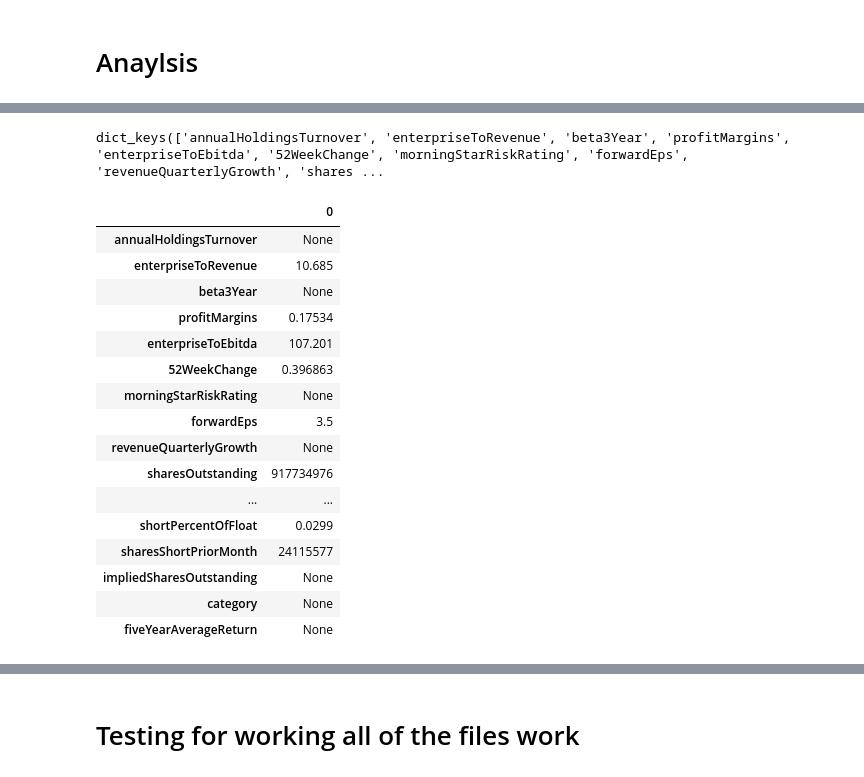
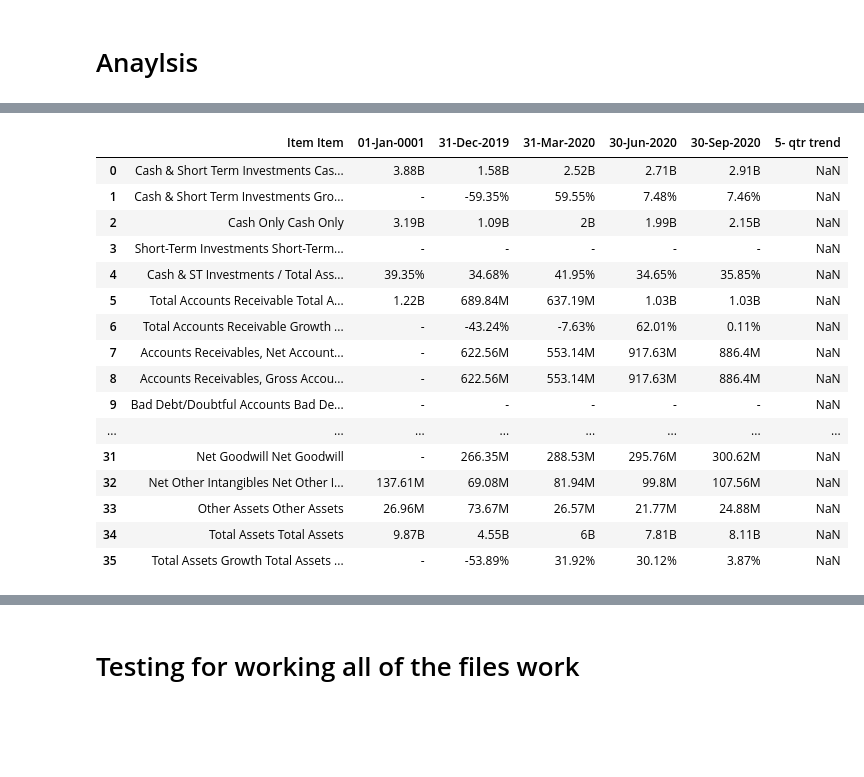
Before and after one commit to AntimatterFx/Investing, a Jupyter notebook: DCF.ipynb, the cells around one changed output, grey strips where cells are left out. Drawn from its saved outputs; the diff is of its cells as text; code cells hidden in the pictures; blank space fills up the shorter version.

```diff
--- a/DCF.ipynb
+++ b/DCF.ipynb
@@ -247,26 +273,21 @@ df
-# %%
-aapl.info['sharesOutstanding']
-stock.keys()
-# %% [output]
-dict_keys(['annualHoldingsTurnover', 'enterpriseToRevenue', 'beta3Year', 'profitMargins', 'enterpriseToEbitda', '52WeekChange', 'morningStarRiskRating', 'forwardEps', 'revenueQuarterlyGrowth', 'shares ...
-# %%
-pd.DataFrame.from_dict({(i): stock[i]
-for i in stock.keys()},orient='index')
-# %% [output]
-|  | 0 |
-| annualHoldingsTurnover | None |
-| enterpriseToRevenue | 10.685 |
-| beta3Year | None |
-| profitMargins | 0.17534 |
-| enterpriseToEbitda | 107.201 |
-| 52WeekChange | 0.396863 |
-| morningStarRiskRating | None |
-| forwardEps | 3.5 |
-| revenueQuarterlyGrowth | None |
-| sharesOutstanding | 917734976 |
-| ... | ... |
-| shortPercentOfFloat | 0.0299 |
-| sharesShortPriorMonth | 24115577 |
-| impliedSharesOutstanding | None |
-| category | None |
-| fiveYearAverageReturn | None |
+# %%
+df = pd.read_html('https://www.marketwatch.com/investing/stock/sq/financials/balance-sheet/quarter')
+df[4]
+# %% [output]
+|  | Item Item | 01-Jan-0001 | 31-Dec-2019 | 31-Mar-2020 | 30-Jun-2020 | 30-Sep-2020 | 5- qtr trend |
+| 0 | Cash & Short Term Investments Cas... | 3.88B | 1.58B | 2.52B | 2.71B | 2.91B | NaN |
+| 1 | Cash & Short Term Investments Gro... | - | -59.35% | 59.55% | 7.48% | 7.46% | NaN |
+| 2 | Cash Only Cash Only | 3.19B | 1.09B | 2B | 1.99B | 2.15B | NaN |
+| 3 | Short-Term Investments Short-Term... | - | - | - | - | - | NaN |
+| 4 | Cash & ST Investments / Total Ass... | 39.35% | 34.68% | 41.95% | 34.65% | 35.85% | NaN |
+| 5 | Total Accounts Receivable Total A... | 1.22B | 689.84M | 637.19M | 1.03B | 1.03B | NaN |
+| 6 | Total Accounts Receivable Growth ... | - | -43.24% | -7.63% | 62.01% | 0.11% | NaN |
+| 7 | Accounts Receivables, Net Account... | - | 622.56M | 553.14M | 917.63M | 886.4M | NaN |
+| 8 | Accounts Receivables, Gross Accou... | - | 622.56M | 553.14M | 917.63M | 886.4M | NaN |
+| 9 | Bad Debt/Doubtful Accounts Bad De... | - | - | - | - | - | NaN |
+| ... | ... | ... | ... | ... | ... | ... | ... |
+| 31 | Net Goodwill Net Goodwill | - | 266.35M | 288.53M | 295.76M | 300.62M | NaN |
+| 32 | Net Other Intangibles Net Other I... | 137.61M | 69.08M | 81.94M | 99.8M | 107.56M | NaN |
+| 33 | Other Assets Other Assets | 26.96M | 73.67M | 26.57M | 21.77M | 24.88M | NaN |
+| 34 | Total Assets Total Assets | 9.87B | 4.55B | 6B | 7.81B | 8.11B | NaN |
+| 35 | Total Assets Growth Total Assets ... | - | -53.89% | 31.92% | 30.12% | 3.87% | NaN |
```
Also changed, not shown: parts of 28 cells of this notebook, 3 other files.
